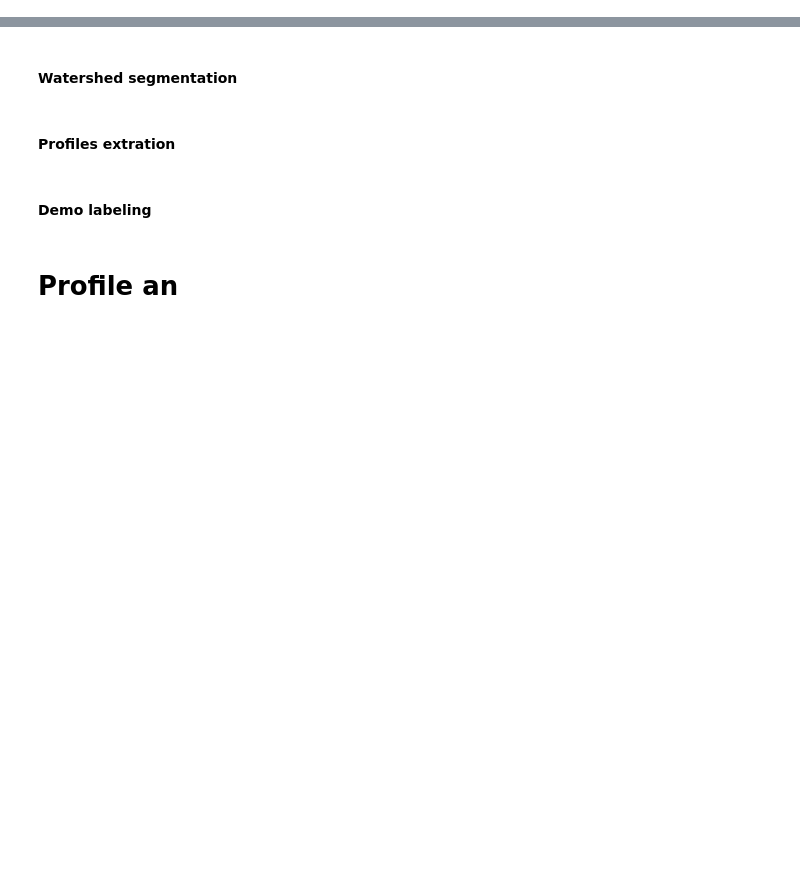
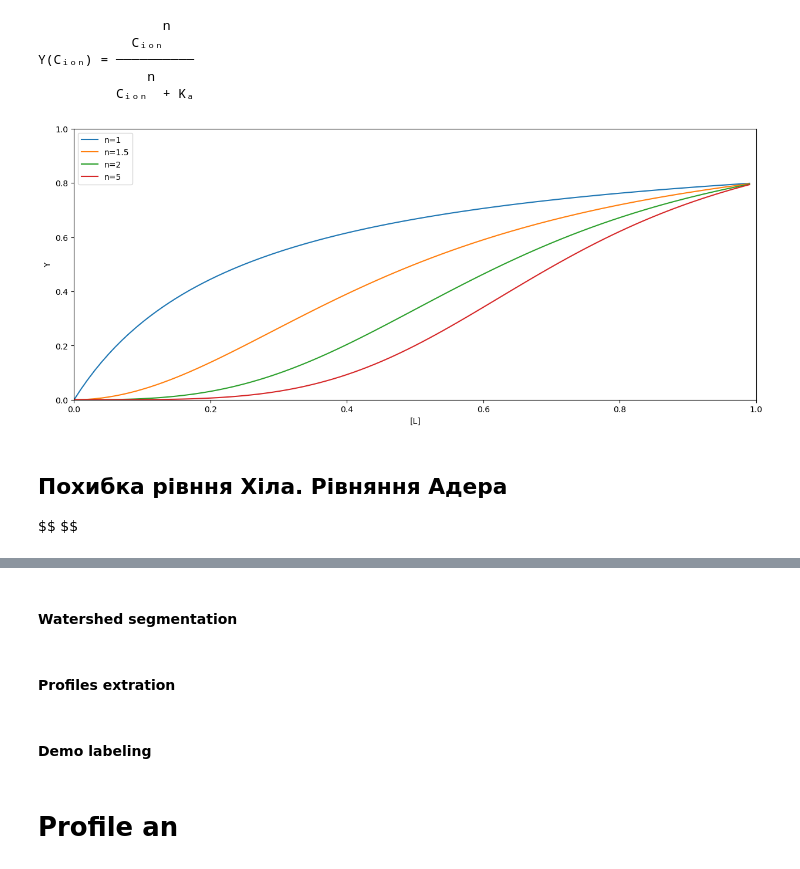
Before and after one commit to wisstock/UBDS3_image, a Jupyter notebook: BDS_notebook.ipynb, the cells around one changed output, grey strips where cells are left out. Cells and saved outputs as stored; diff of their text form; code cells hidden in the pictures; blank space fills up the shorter version.

```diff
--- a/BDS_notebook.ipynb
+++ b/BDS_notebook.ipynb
@@ -127,0 +171,33 @@ hill_fam(K_val=0.5, n_list=[1, 2, 3, 4])  # np.arange(1, 6, 1)
+# %%
+n, K_D, C_ca = sp.symbols('n  K_a C_ion')
+Y = sp.Function('Y')(C_ca)
+hill_eq = sp.Eq(Y, C_ca**n/(K_D + C_ca**n))
+hill_sol_assemblage = [sp.lambdify(C_ca, hill_eq.subs({n : n_val, K_D : 0.25}).rhs, "numpy") for n_val in [1, 2, 3, 4]]
+
+sp.pprint(hill_eq, use_unicode=True)
+
+# відображення графіків
+plt.figure(figsize=(15,6))
+for i in range(0, len(hill_sol_assemblage)):
+	plt.plot(c_l, hill_sol_assemblage[i](c_l), label=f'n={[1, 1.5, 2, 5][i]}')
+
+plt.xlim([0, 1])
+plt.xlabel('[L]')
+
+plt.ylim([0, 1])
+plt.ylabel('Y')
+
+plt.legend()
+plt.show()
+# %% [output]
+                n
+            Cᵢₒₙ
+Y(Cᵢₒₙ) = ──────────
+              n
+          Cᵢₒₙ  + Kₐ
+[figure, added]
+# %% [markdown]
+## Похибка рівння Хіла. Рівняння Адера
+
+$$
+$$
```
Also changed, not shown: parts of 52 cells of this notebook, 1 other file.
